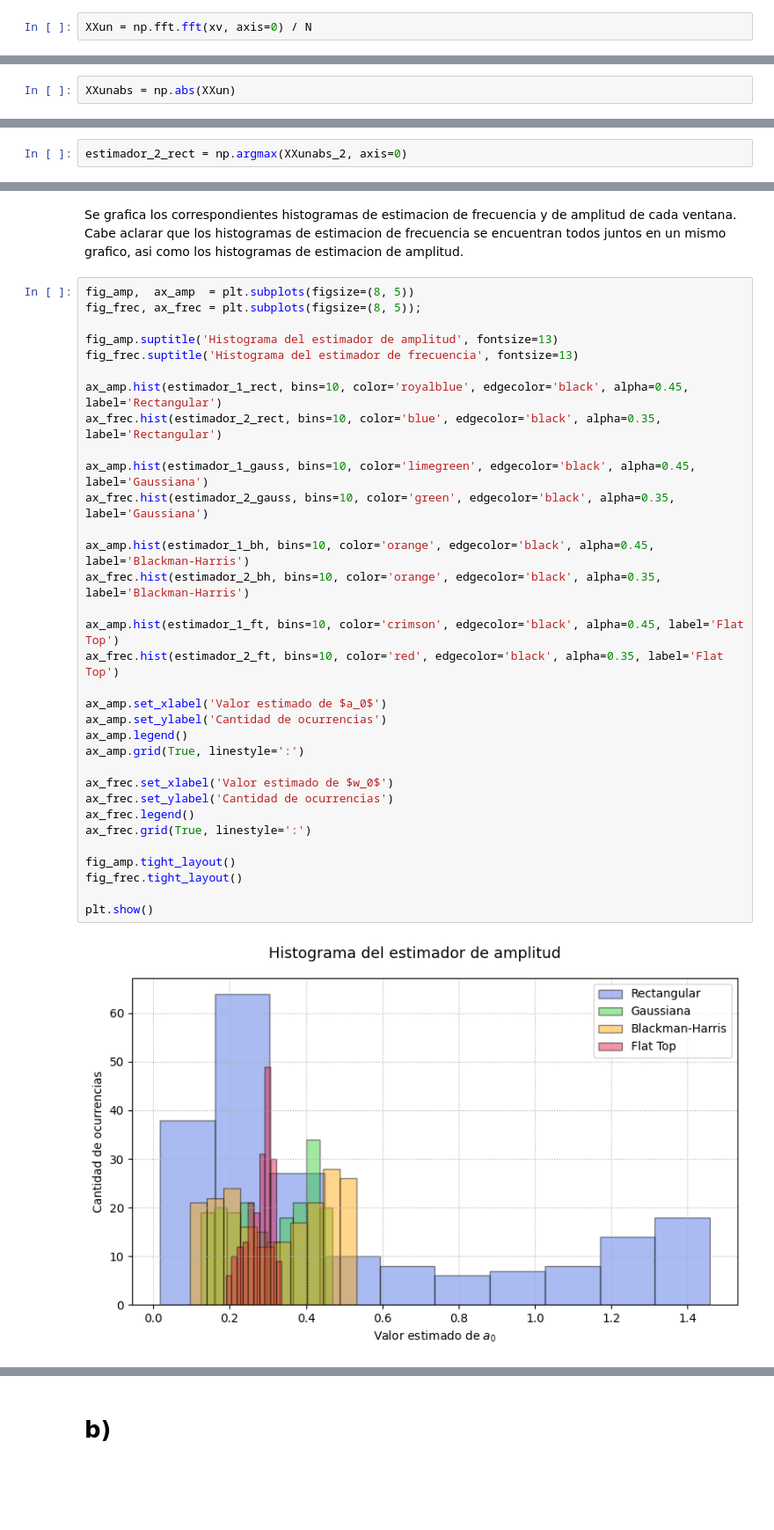
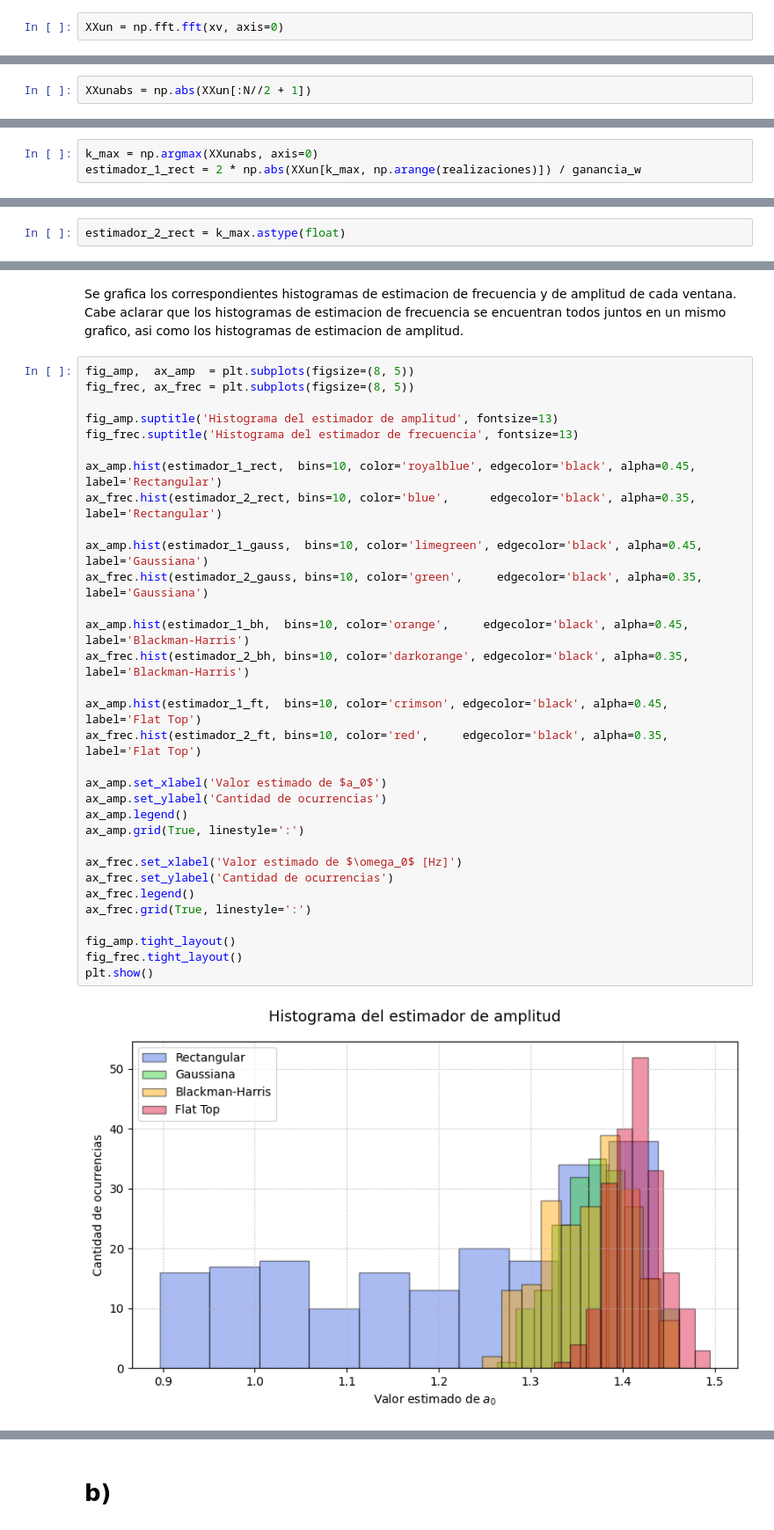
Before and after one commit to Nicolas-21864/Trabajos_Semanales, a Jupyter notebook: TS4.ipynb, the cells around one changed output, grey strips where cells are left out. Shown at 88% size. Cells and saved outputs as stored; diff of their text form; blank space fills up the shorter version.

```diff
--- a/TS4.ipynb
+++ b/TS4.ipynb
@@ -100,5 +98,5 @@ xv = x_1 * w
 # %% [markdown]
 Cálculo su FFT.
 # %%
-XXun = np.fft.fft(xv, axis=0) / N
+XXun = np.fft.fft(xv, axis=0)
 # %% [markdown]
@@ -106,4 +104,4 @@ Obtengo el módulo del espectro.
 # %%
-XXunabs = np.abs(XXun)
+XXunabs = np.abs(XXun[:N//2 + 1])
 # %% [markdown]
 Implemento mi estimador de amplitud.
@@ -112,3 +108,6 @@ estimador_1_rect = 2 * np.abs(XXun[250, :])
+# %%
+k_max = np.argmax(XXunabs, axis=0)
+estimador_1_rect = 2 * np.abs(XXun[k_max, np.arange(realizaciones)]) / ganancia_w
 # %% [markdown]
 Cálculo el sesgo.
 # %%
@@ -140,7 +135,7 @@ XXunabs_2 = XXunabs[:N//2 + 1].copy()
 # %% [markdown]
 Implemento mi estimador de frecuencia.
 # %%
-estimador_2_rect = np.argmax(XXunabs_2, axis=0)
+estimador_2_rect = k_max.astype(float)
 # %% [markdown]
 Cálculo el sesgo.
 # %%
@@ -352,36 +349,35 @@ Varianza    w   = 1.5637939698492465
 Se grafica los correspondientes histogramas de estimacion de frecuencia y de amplitud de cada ventana. Cabe aclarar que los histogramas de estimacion de frecuencia se encuentran todos juntos en un mismo grafico, asi como los histogramas de estimacion de amplitud.
 # %%
 fig_amp,  ax_amp  = plt.subplots(figsize=(8, 5))
-fig_frec, ax_frec = plt.subplots(figsize=(8, 5));
+fig_frec, ax_frec = plt.subplots(figsize=(8, 5))
 
 fig_amp.suptitle('Histograma del estimador de amplitud', fontsize=13)
 fig_frec.suptitle('Histograma del estimador de frecuencia', fontsize=13)
 
-ax_amp.hist(estimador_1_rect, bins=10, color='royalblue', edgecolor='black', alpha=0.45, label='Rectangular')
-ax_frec.hist(estimador_2_rect, bins=10, color='blue', edgecolor='black', alpha=0.35, label='Rectangular')
+ax_amp.hist(estimador_1_rect,  bins=10, color='royalblue', edgecolor='black', alpha=0.45, label='Rectangular')
+ax_frec.hist(estimador_2_rect, bins=10, color='blue',      edgecolor='black', alpha=0.35, label='Rectangular')
 
-ax_amp.hist(estimador_1_gauss, bins=10, color='limegreen', edgecolor='black', alpha=0.45, label='Gaussiana')
-ax_frec.hist(estimador_2_gauss, bins=10, color='green', edgecolor='black', alpha=0.35, label='Gaussiana')
+ax_amp.hist(estimador_1_gauss,  bins=10, color='limegreen', edgecolor='black', alpha=0.45, label='Gaussiana')
+ax_frec.hist(estimador_2_gauss, bins=10, color='green',     edgecolor='black', alpha=0.35, label='Gaussiana')
 
-ax_amp.hist(estimador_1_bh, bins=10, color='orange', edgecolor='black', alpha=0.45, label='Blackman-Harris')
-ax_frec.hist(estimador_2_bh, bins=10, color='orange', edgecolor='black', alpha=0.35, label='Blackman-Harris')
+ax_amp.hist(estimador_1_bh,  bins=10, color='orange',     edgecolor='black', alpha=0.45, label='Blackman-Harris')
+ax_frec.hist(estimador_2_bh, bins=10, color='darkorange', edgecolor='black', alpha=0.35, label='Blackman-Harris')
 
-ax_amp.hist(estimador_1_ft, bins=10, color='crimson', edgecolor='black', alpha=0.45, label='Flat Top')
-ax_frec.hist(estimador_2_ft, bins=10, color='red', edgecolor='black', alpha=0.35, label='Flat Top')
+ax_amp.hist(estimador_1_ft,  bins=10, color='crimson', edgecolor='black', alpha=0.45, label='Flat Top')
+ax_frec.hist(estimador_2_ft, bins=10, color='red',     edgecolor='black', alpha=0.35, label='Flat Top')
 
 ax_amp.set_xlabel('Valor estimado de $a_0$')
 ax_amp.set_ylabel('Cantidad de ocurrencias')
 ax_amp.legend()
 ax_amp.grid(True, linestyle=':')
 
-ax_frec.set_xlabel('Valor estimado de $w_0$')
+ax_frec.set_xlabel('Valor estimado de $\omega_0$ [Hz]')
 ax_frec.set_ylabel('Cantidad de ocurrencias')
 ax_frec.legend()
 ax_frec.grid(True, linestyle=':')
 
 fig_amp.tight_layout()
 fig_frec.tight_layout()
-
 plt.show()
 # %% [output]
-[figure, old version]
+[figure, new version]
```
Also changed, not shown: parts of 24 cells of this notebook.
